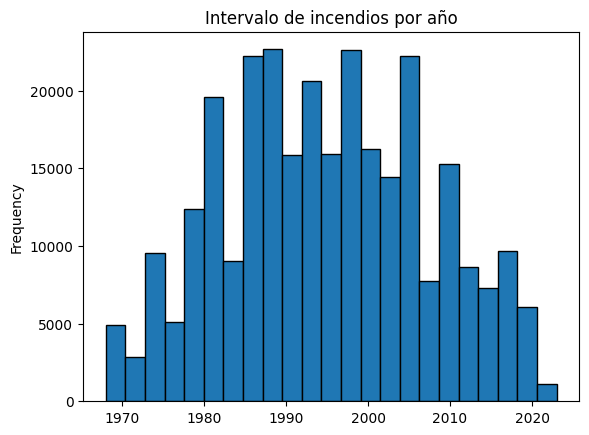
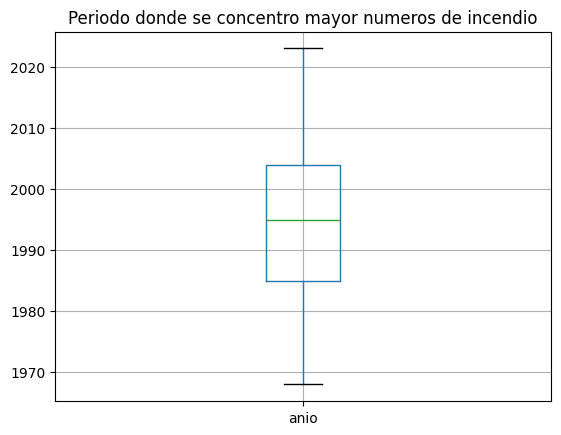
Code edit (unified diff) that turned the first committed figure into the second:
--- before
+++ after
@@ -1,3 +1,3 @@
-plt.title('Intervalo de incendios por año')
-plt.xlabel('Anio')
-df['anio'].plot.hist(edgecolor='black', bins = 23)
+plt.title('Periodo donde se concentro mayor numeros de incendio')
+df.boxplot(column=['anio'], figsize=(6, 6))
+plt.show()

Commit: Cambios